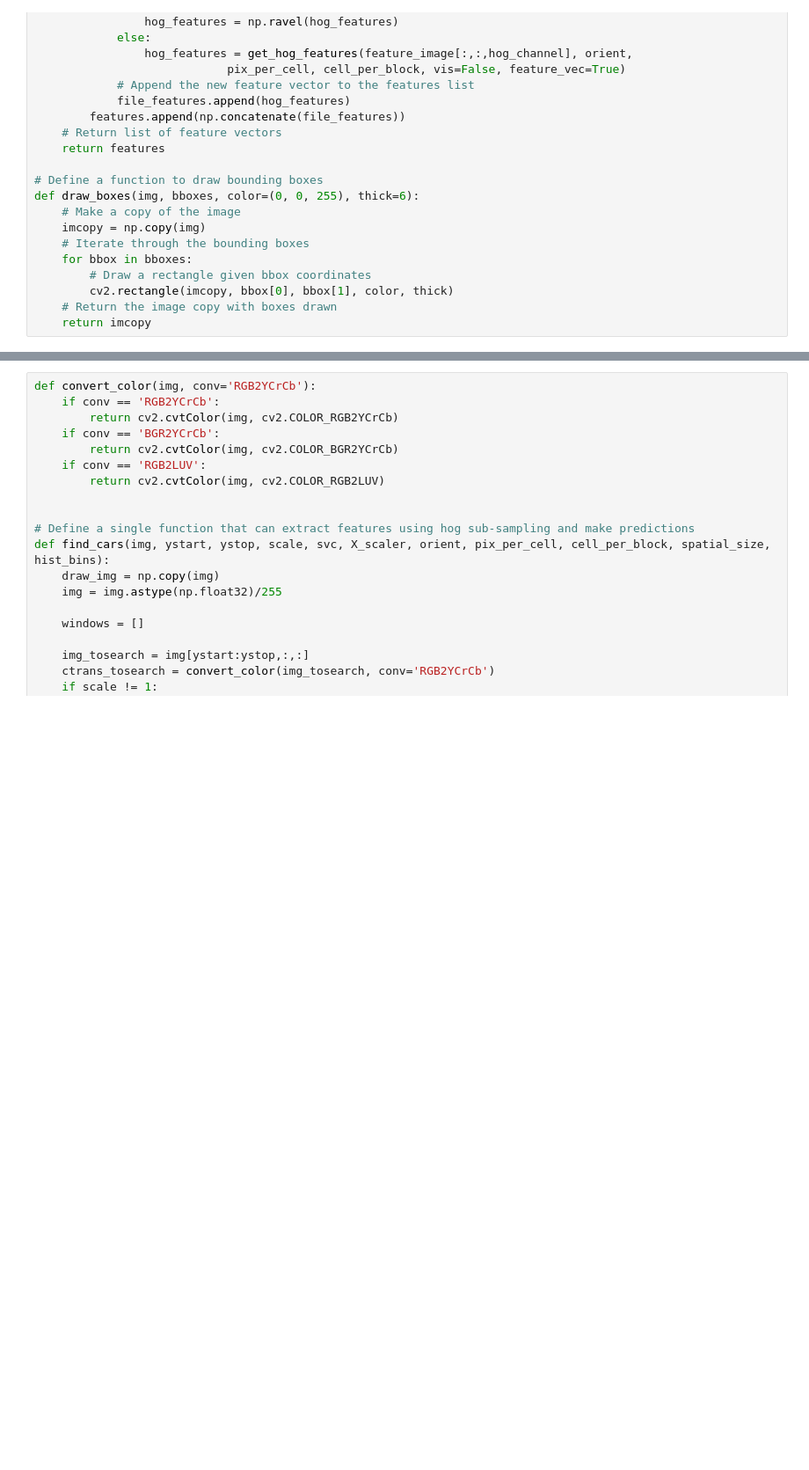
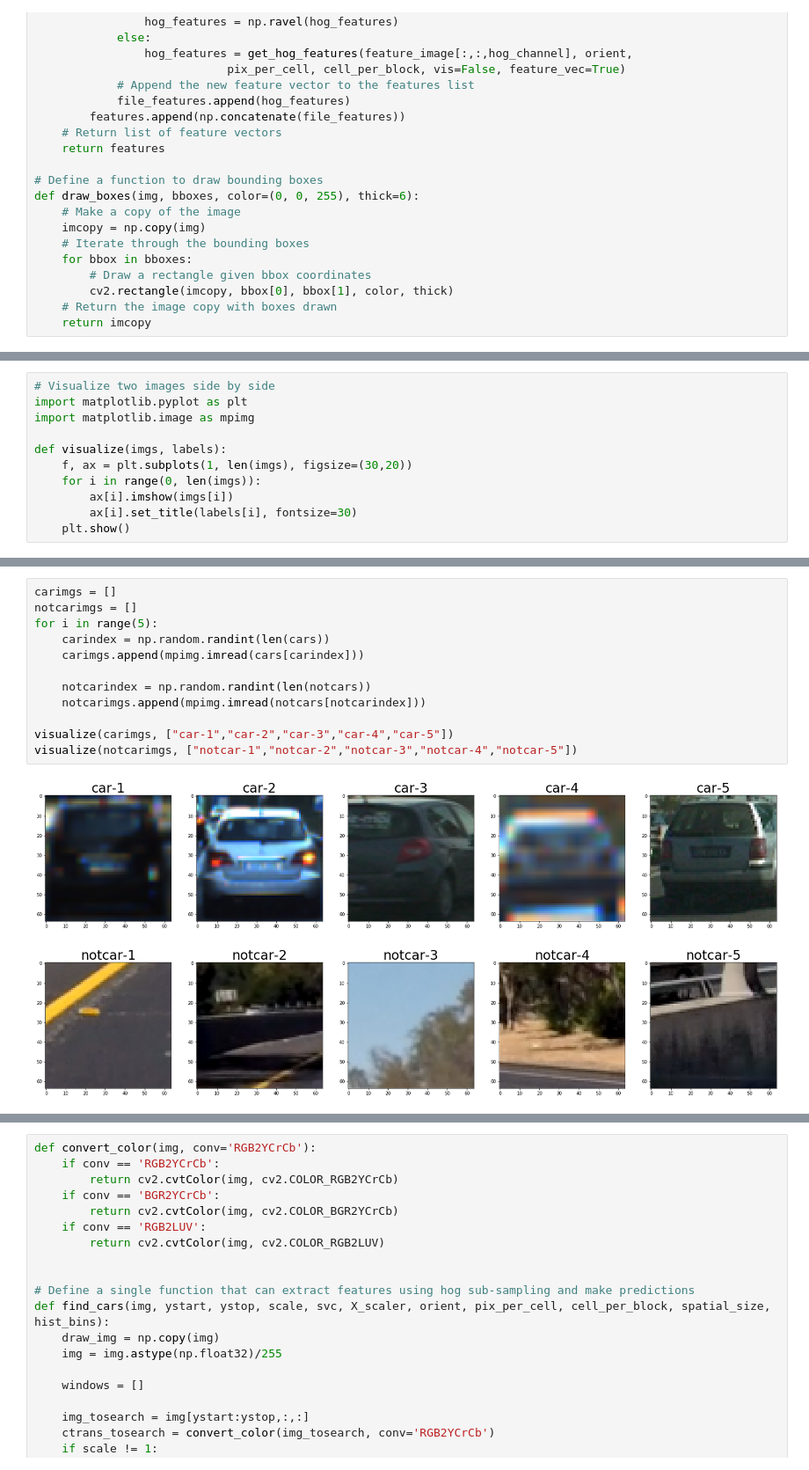
Before and after one commit to gsrinivas37/VehicleDetection, a Jupyter notebook: vehicle_detect.ipynb, the cells around one changed output, grey strips where cells are left out. Shown at 88% size. Drawn from its saved outputs; the diff is of its cells as text; blank space fills up the shorter version.

Commit message:
Update images

```diff
--- a/vehicle_detect.ipynb
+++ b/vehicle_detect.ipynb
@@ -107,0 +121,11 @@ def draw_boxes(img, bboxes, color=(0, 0, 255), thick=6):
+# %%
+# Visualize two images side by side
+import matplotlib.pyplot as plt
+import matplotlib.image as mpimg
+
+def visualize(imgs, labels):
+    f, ax = plt.subplots(1, len(imgs), figsize=(30,20))
+    for i in range(0, len(imgs)):
+        ax[i].imshow(imgs[i])
+        ax[i].set_title(labels[i], fontsize=30)
+    plt.show()
@@ -107,0 +146,15 @@ def draw_boxes(img, bboxes, color=(0, 0, 255), thick=6):
+# %%
+carimgs = []
+notcarimgs = []
+for i in range(5):
+    carindex = np.random.randint(len(cars))
+    carimgs.append(mpimg.imread(cars[carindex]))
+
+    notcarindex = np.random.randint(len(notcars))
+    notcarimgs.append(mpimg.imread(notcars[notcarindex]))
+
+visualize(carimgs, ["car-1","car-2","car-3","car-4","car-5"])
+visualize(notcarimgs, ["notcar-1","notcar-2","notcar-3","notcar-4","notcar-5"])
+# %% [output]
+[figure, added]
+[figure, added]
```
Also changed, not shown: parts of 8 cells of this notebook, 2 other files.
